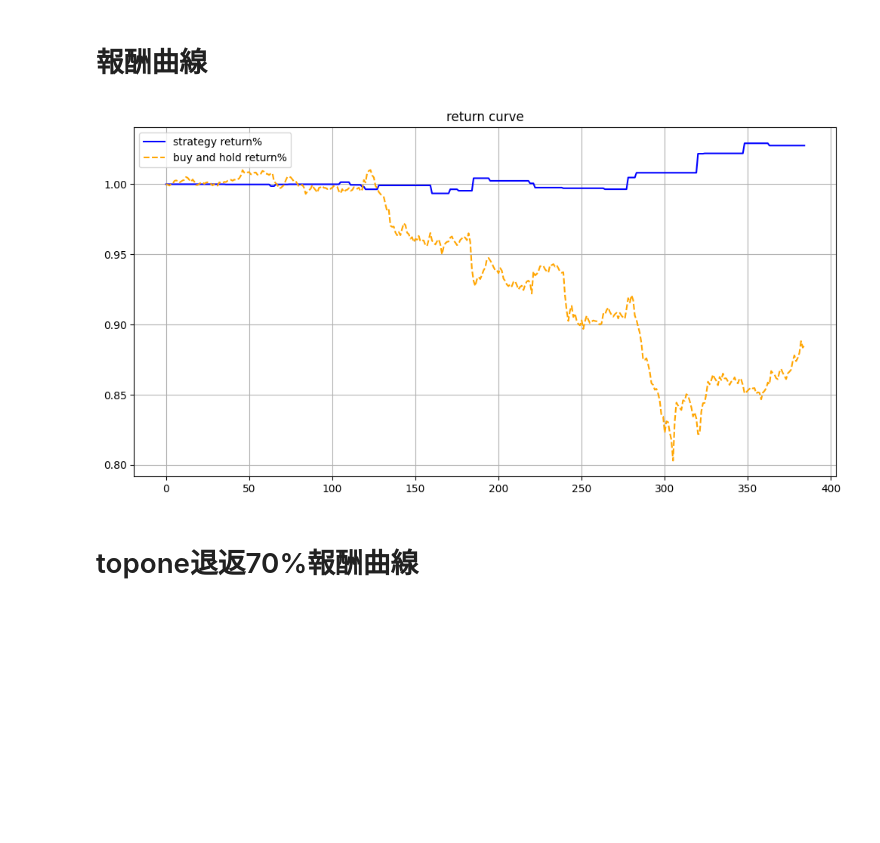
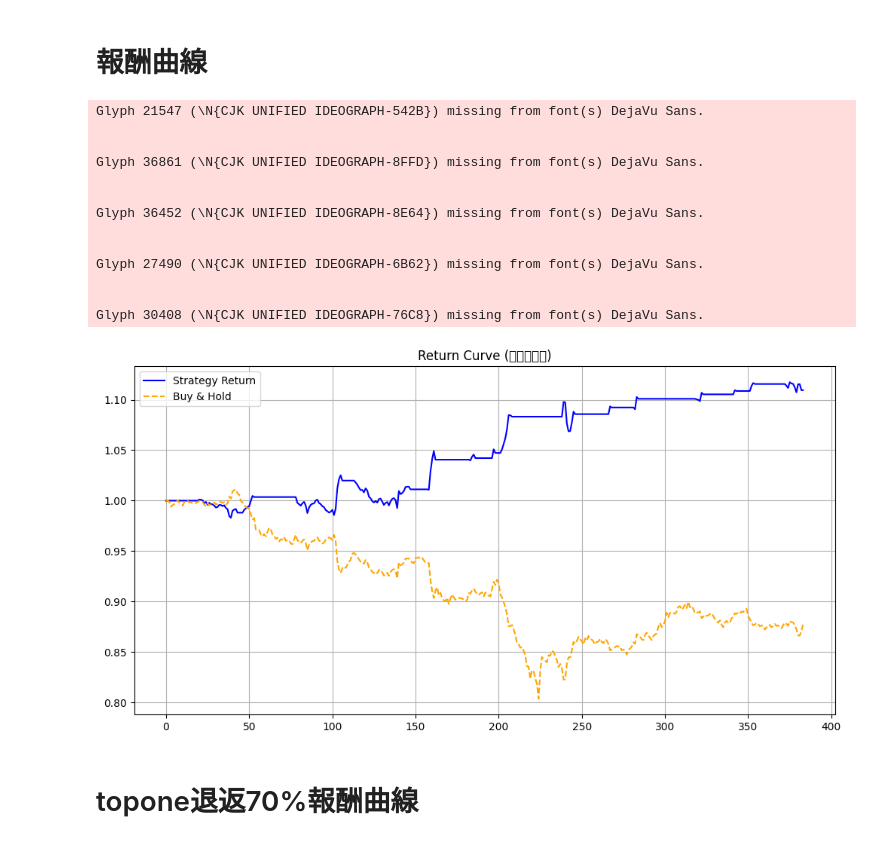
Before and after one commit to skywalker0803r/Hedgebot, a Jupyter notebook: notebook.ipynb, the cells around one changed output. Cells and saved outputs as stored; diff of their text form; code cells hidden in the pictures; blank space fills up the shorter version.

```diff
--- a/notebook.ipynb
+++ b/notebook.ipynb
@@ -598,3 +639,9 @@ Name: count, dtype: int64
 # %%
+signal = voger_plus_signals(
+    kline,
+    take_profit_trigger=0.001,  # 啟動追蹤止盈的浮盈5%
+    trailing_stop_pct=0.0003     # 回調2%出場
+)
+print(signal.value_counts())
 signal
 # %% [output]
@@ -679,30 +755,60 @@ fig.show()
 # %%
 import pandas as pd
 import numpy as np
 import matplotlib.pyplot as plt
 
-# 假設 kline 已有 'close' 和 'signal'
+# === 初始化 ===
+signals = kline['signal']
+close = kline['close']
 
-# 初始化倉位：1=多, -1=空, 0=平倉
-positions = kline['signal'].shift(1).fillna(0)  # shift(1) 表示信號在下一根K線才生效
+positions = []  # 紀錄每根K線持倉狀態 (1=多, -1=空, 0=無)
+position = 0    # 當前倉位
 
-# 計算每日報酬率
-returns = positions * kline['close'].pct_change().fillna(0)
+for sig in signals:
+    if sig == 1:
+        position = 1      # 開多
+    elif sig == -1:
+        position = -1     # 開空
+    elif sig in (2, -2):
+        position = 0      # 追蹤止盈出場
+    # sig == 0 -> 維持原倉位
+    positions.append(position)
 
-# 計算累積報酬
+positions = pd.Series(positions, index=kline.index, name='position')
+
+# === 計算報酬 ===
+# shift(1) 表示訊號在下一根K線才生效（防止偷看未來資料）
+returns = positions.shift(1).fillna(0) * close.pct_change().fillna(0)
+
+# === 累積報酬 ===
 cumulative_returns = (1 + returns).cumprod()
 
-# 畫圖
+# === 對照 Buy & Hold ===
+buy_and_hold = (1 + close.pct_change().fillna(0)).cumprod()
+
+# === 畫圖 ===
 plt.figure(figsize=(12,6))
-plt.plot(cumulative_returns, label='strategy return%', color='blue')
-plt.plot((1 + kline['close'].pct_change().fillna(0)).cumprod(),
-         label='buy and hold return%', color='orange', linestyle='--')
-plt.title('return curve')
+plt.plot(cumulative_returns, label='Strategy Return', color='blue')
+plt.plot(buy_and_hold, label='Buy & Hold', color='orange', linestyle='--')
+plt.title('Return Curve (含追蹤止盈)')
 plt.legend()
 plt.grid(True)
 plt.show()
 # %% [output]
+Glyph 21547 (\N{CJK UNIFIED IDEOGRAPH-542B}) missing from font(s) DejaVu Sans.
+
+
+Glyph 36861 (\N{CJK UNIFIED IDEOGRAPH-8FFD}) missing from font(s) DejaVu Sans.
+
+
+Glyph 36452 (\N{CJK UNIFIED IDEOGRAPH-8E64}) missing from font(s) DejaVu Sans.
+
+
+Glyph 27490 (\N{CJK UNIFIED IDEOGRAPH-6B62}) missing from font(s) DejaVu Sans.
+
+
+Glyph 30408 (\N{CJK UNIFIED IDEOGRAPH-76C8}) missing from font(s) DejaVu Sans.
-[figure, old version]
+[figure, new version]
 # %% [markdown]
 # topone退返70%報酬曲線
 # %%
```
Also changed, not shown: parts of 8 cells of this notebook.
